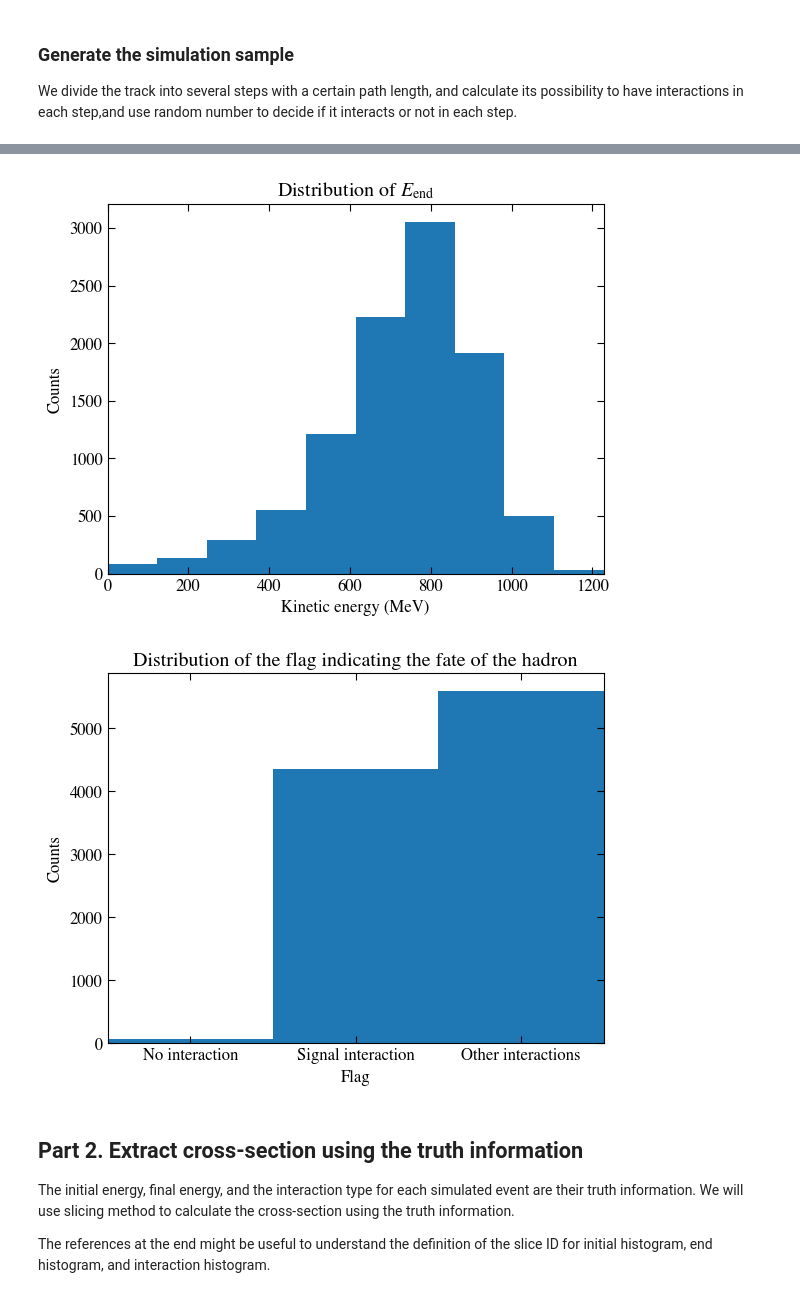
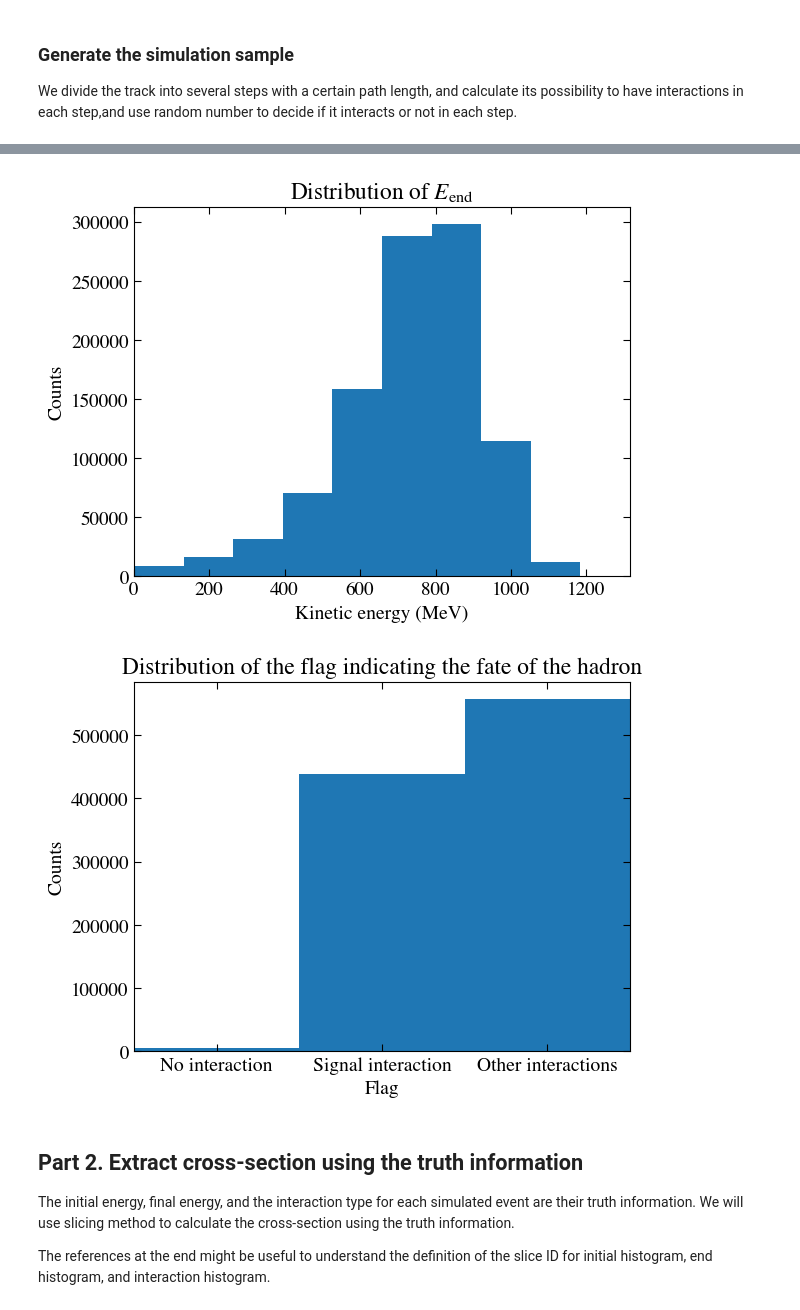
Before and after one commit to Yinrui-Liu/hadron-Ar_XS, a Jupyter notebook: hadron-Ar_XS.ipynb, the cells around one changed output, grey strips where cells are left out. Cells and saved outputs as stored; diff of their text form; code cells hidden in the pictures.

```diff
--- a/hadron-Ar_XS.ipynb
+++ b/hadron-Ar_XS.ipynb
@@ -25,8 +25,8 @@ M_tar = 39.95 # molar mass (g/mol)
 n_tar = rho_tar*NA/M_tar # number density (cm^{-3})
 
 ### plot settings
-plt.rcParams.update({'font.size': 12})
-plt.rcParams.update({'legend.fontsize': 12})
+plt.rcParams.update({'font.size': 14})
+plt.rcParams.update({'legend.fontsize': 14})
 plt.rcParams['font.family'] = 'times'
 plt.rcParams['mathtext.fontset'] = 'stix'
 plt.rcParams['xtick.direction'] = 'in'
@@ -244,15 +75,0 @@ Mean:  2.098112230435266
-# %%
-def gen_ardmv_from_pdf(pdf, xmin, xmax, ymax, **kwargs):
-    ardmv = 0
-    while ardmv == 0:
-        size = 30
-        xx = np.random.uniform(xmin, xmax, size)
-        yy = np.array([pdf(ixx, **kwargs) for ixx in xx])
-        score = np.random.uniform(0, ymax, size)
-        judgmap = score<yy
-        rdmv = xx[judgmap]
-        if len(rdmv) > 0:
-            ardmv = rdmv[0]
-            return ardmv
-def dEdx_rdm(KE, pitch=0.1):
-    return gen_ardmv_from_pdf(dEdx_pdf, 0, dEdx_cutoff(KE,pitch), 1.2*np.maximum(dEdx_mean(KE), dEdx_MPV(KE,pitch)), KE=KE, pitch=pitch)
@@ -319,15 +151,15 @@ def interaction_sim(KE, x_step): # simulate step-by-step, until the probe intera
     flag = 0
     while flag == 0:
         flag = if_interaction_step(KE, x_step)
-        dEdx = dEdx_rdm(dEdx_BB(KE))
+        dEdx = dEdx_rdm(KE)
         Edeposition = dEdx * x_step
         KE -= Edeposition
         if (KE <= 0):
             return 0, 0
     return KE, flag # the final energy of the probe particle; a flag indicating the type of interaction
 # %%
-x_step = 1 # step size (cm)
-Nevts = 10000 # number of events to be generated
+x_step = 0.1 # step size (cm)
+Nevts = 1000000 # number of events to be generated
 print("Number of MC events generated:", Nevts)
 
 trueKEi = np.random.normal(900, 100, Nevts) # initial energy of all events
@@ -376,5 +222,5 @@ Sample generated.
-[figure, old version]
+[figure, new version]
-[figure, old version]
+[figure, new version]
 # %% [markdown]
 ## Part 2. Extract cross-section using the truth information
 The initial energy, final energy, and the interaction type for each simulated event are their truth information. We will use slicing method to calculate the cross-section using the truth information.
```
Also changed, not shown: parts of 35 cells of this notebook, 4 other files.
